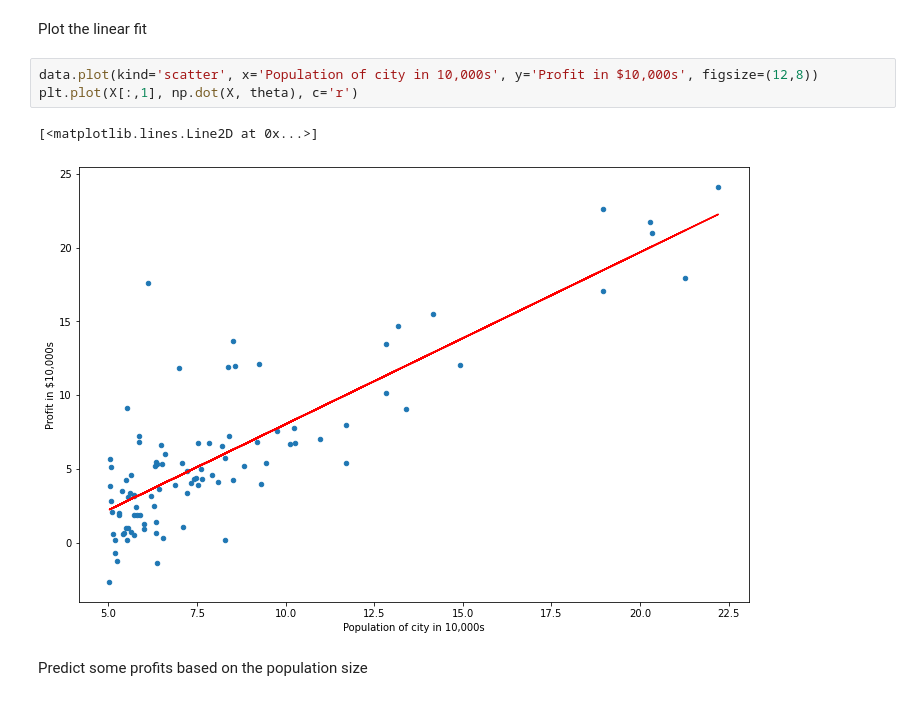
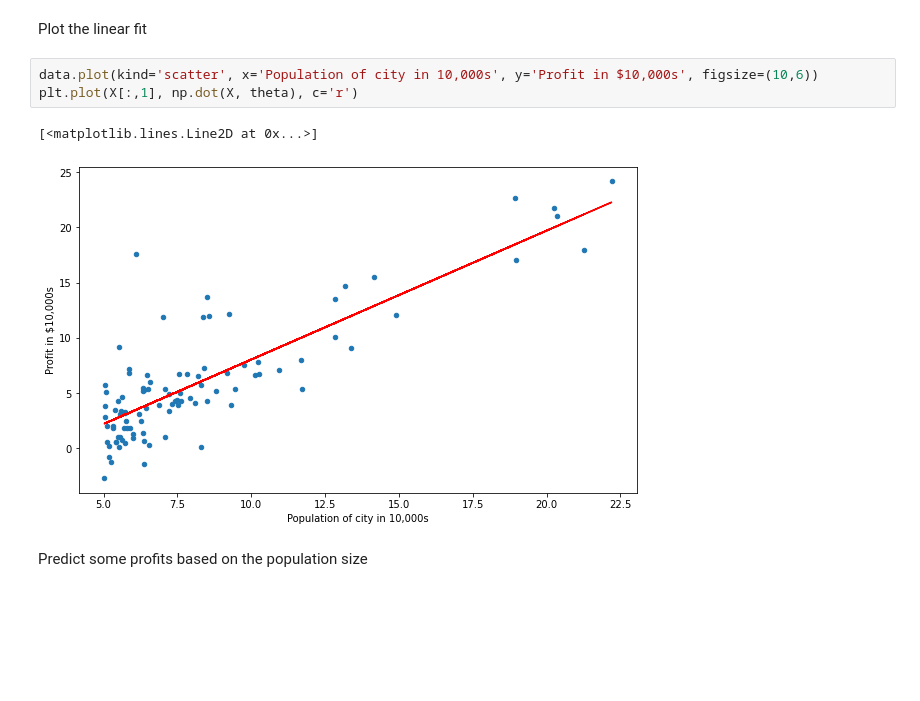
Before and after one commit to KOLA16/ML-exercises, a Jupyter notebook: ml_by_stanford_coursera/exercise_notebooks/linear-regression-with-one-variable.ipynb, the cells around one changed output. Cells and saved outputs as stored; diff of their text form; blank space fills up the shorter version.

```diff
--- a/ml_by_stanford_coursera/exercise_notebooks/linear-regression-with-one-variable.ipynb
+++ b/ml_by_stanford_coursera/exercise_notebooks/linear-regression-with-one-variable.ipynb
@@ -142,11 +142,11 @@ print(J)
 # %% [markdown]
 Plot the linear fit
 # %%
-data.plot(kind='scatter', x='Population of city in 10,000s', y='Profit in $10,000s', figsize=(12,8))
+data.plot(kind='scatter', x='Population of city in 10,000s', y='Profit in $10,000s', figsize=(10,6))
 plt.plot(X[:,1], np.dot(X, theta), c='r')
 # %% [output]
 [<matplotlib.lines.Line2D at 0x...>]
-[figure, old version]
+[figure, new version]
 # %% [markdown]
 Predict some profits based on the population size
 # %%
```
Also changed, not shown: parts of 1 cell of this notebook.
